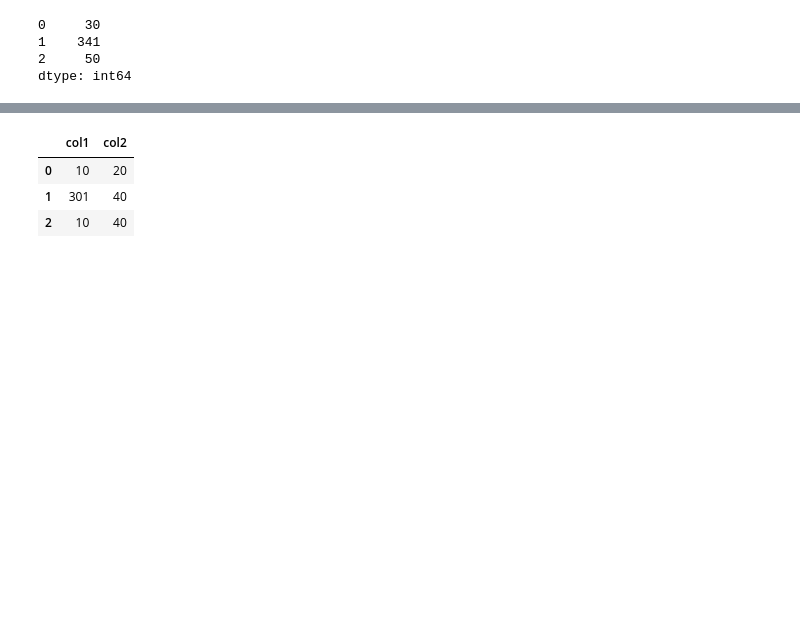
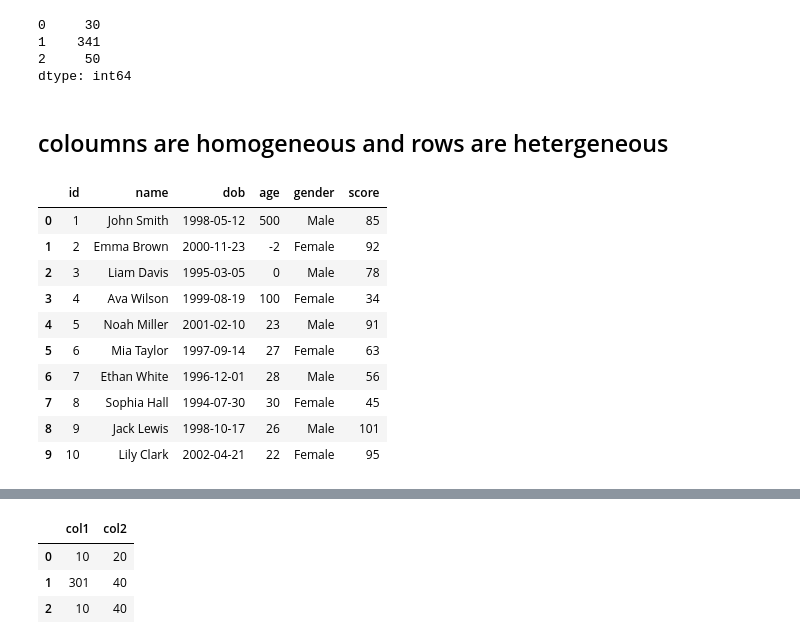
Before and after one commit to Aakashdoraisamy/Core_to_Advanced_Python, a Jupyter notebook: Python_Libraries/pandas/pandas.ipynb, the cells around one changed output, grey strips where cells are left out. Drawn from its saved outputs; the diff is of its cells as text; code cells hidden in the pictures; blank space fills up the shorter version.

Commit message:
Updated Pandas

```diff
--- a/Python_Libraries/pandas/pandas.ipynb
+++ b/Python_Libraries/pandas/pandas.ipynb
@@ -1458,5 +1464,33 @@ df.apply(sum,axis=1) # sending row1 then row2 then row3 // most of the 99%
 1    341
 2     50
 dtype: int64
+# %% [markdown]
+## coloumns are homogeneous and rows are hetergeneous
+# %%
+import pandas as pd
+
+df = pd.DataFrame({
+    "id": [1,2,3,4,5,6,7,8,9,10],
+    "name": ["John Smith","Emma Brown","Liam Davis","Ava Wilson","Noah Miller",
+             "Mia Taylor","Ethan White","Sophia Hall","Jack Lewis","Lily Clark"],
+    "dob": ["1998-05-12","2000-11-23","1995-03-05","1999-08-19","2001-02-10",
+            "1997-09-14","1996-12-01","1994-07-30","1998-10-17","2002-04-21"],
+    "age": [500,-2,0,100,23,27,28,30,26,22],
+    "gender": ["Male","Female","Male","Female","Male","Female","Male","Female","Male","Female"],
+    "score": [85,92,78,34,91,63,56,45,101,95]
+})
+df
+# %% [output]
+|  | id | name | dob | age | gender | score |
+| 0 | 1 | John Smith | 1998-05-12 | 500 | Male | 85 |
+| 1 | 2 | Emma Brown | 2000-11-23 | -2 | Female | 92 |
+| 2 | 3 | Liam Davis | 1995-03-05 | 0 | Male | 78 |
+| 3 | 4 | Ava Wilson | 1999-08-19 | 100 | Female | 34 |
+| 4 | 5 | Noah Miller | 2001-02-10 | 23 | Male | 91 |
+| 5 | 6 | Mia Taylor | 1997-09-14 | 27 | Female | 63 |
+| 6 | 7 | Ethan White | 1996-12-01 | 28 | Male | 56 |
+| 7 | 8 | Sophia Hall | 1994-07-30 | 30 | Female | 45 |
+| 8 | 9 | Jack Lewis | 1998-10-17 | 26 | Male | 101 |
+| 9 | 10 | Lily Clark | 2002-04-21 | 22 | Female | 95 |
 # %%
 def grade_score(row):
```
Also changed, not shown: parts of 13 cells of this notebook.
